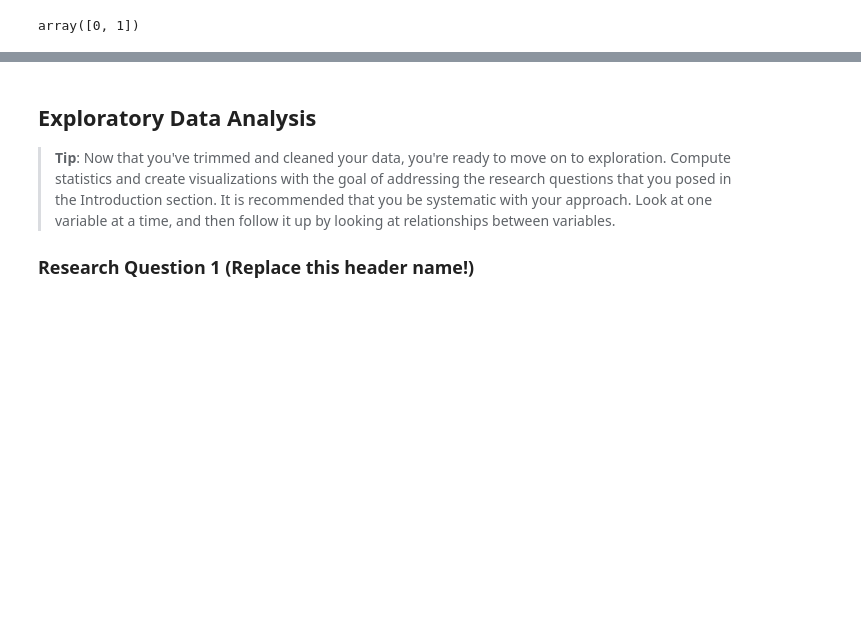
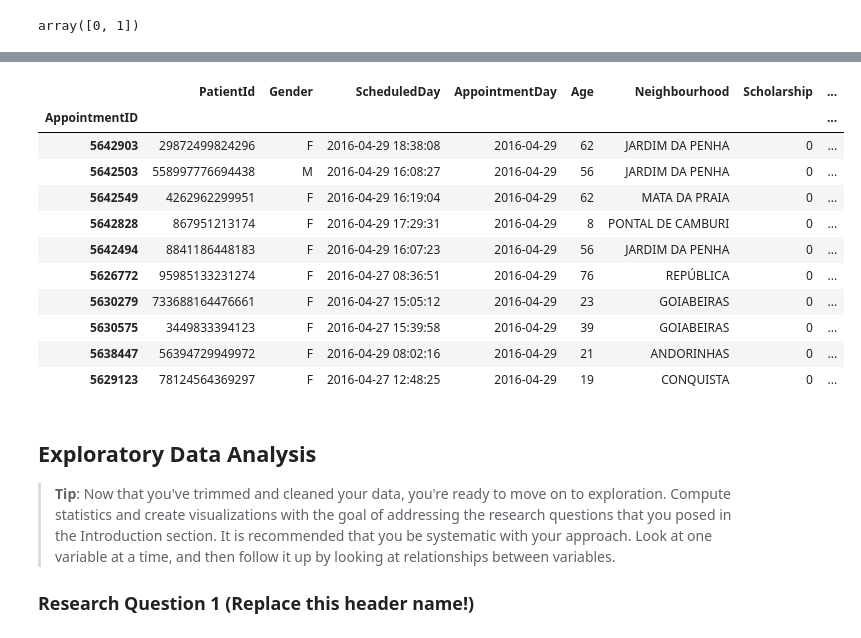
Before and after one commit to dandoug/dand-project3, a Jupyter notebook: investigate-a-dataset-template.ipynb, the cells around one changed output, grey strips where cells are left out. Cells and saved outputs as stored; diff of their text form; code cells hidden in the pictures; blank space fills up the shorter version.

Commit message:
data cleaned

```diff
--- a/investigate-a-dataset-template.ipynb
+++ b/investigate-a-dataset-template.ipynb
@@ -107,5 +104,5 @@ Go back and reimport the data using `parse_dates=[3,4]` since the columns are in
 # %%
-df = pd.read_csv('data/noshowappointments-kagglev2-may-2016.csv',parse_dates=[3,4])
+df = pd.read_csv('data/noshowappointments-kagglev2-may-2016.csv',dtype={'PatientId': object},parse_dates=[3,4])
 df.info()
 # %% [output]
 <class 'pandas.core.frame.DataFrame'>
@@ -130 +135,3 @@ memory usage: 11.8+ MB
+# %%
+df.set_index('AppointmentID', inplace=True)
 # %% [markdown]
@@ -200,3 +214,18 @@ df.describe()
+# %%
+df.head(10)
+# %% [output]
+|  | PatientId | Gender | ScheduledDay | AppointmentDay | Age | Neighbourhood | Scholarship | ... |
+| AppointmentID |  |  |  |  |  |  |  | ... |
+| 5642903 | 29872499824296 | F | 2016-04-29 18:38:08 | 2016-04-29 | 62 | JARDIM DA PENHA | 0 | ... |
+| 5642503 | 558997776694438 | M | 2016-04-29 16:08:27 | 2016-04-29 | 56 | JARDIM DA PENHA | 0 | ... |
+| 5642549 | 4262962299951 | F | 2016-04-29 16:19:04 | 2016-04-29 | 62 | MATA DA PRAIA | 0 | ... |
+| 5642828 | 867951213174 | F | 2016-04-29 17:29:31 | 2016-04-29 | 8 | PONTAL DE CAMBURI | 0 | ... |
+| 5642494 | 8841186448183 | F | 2016-04-29 16:07:23 | 2016-04-29 | 56 | JARDIM DA PENHA | 0 | ... |
+| 5626772 | 95985133231274 | F | 2016-04-27 08:36:51 | 2016-04-29 | 76 | REPÚBLICA | 0 | ... |
+| 5630279 | 733688164476661 | F | 2016-04-27 15:05:12 | 2016-04-29 | 23 | GOIABEIRAS | 0 | ... |
+| 5630575 | 3449833394123 | F | 2016-04-27 15:39:58 | 2016-04-29 | 39 | GOIABEIRAS | 0 | ... |
+| 5638447 | 56394729949972 | F | 2016-04-29 08:02:16 | 2016-04-29 | 21 | ANDORINHAS | 0 | ... |
+| 5629123 | 78124564369297 | F | 2016-04-27 12:48:25 | 2016-04-29 | 19 | CONQUISTA | 0 | ... |
 # %% [markdown]
 <a id='eda'></a>
 ## Exploratory Data Analysis
```
Also changed, not shown: parts of 14 cells of this notebook.
